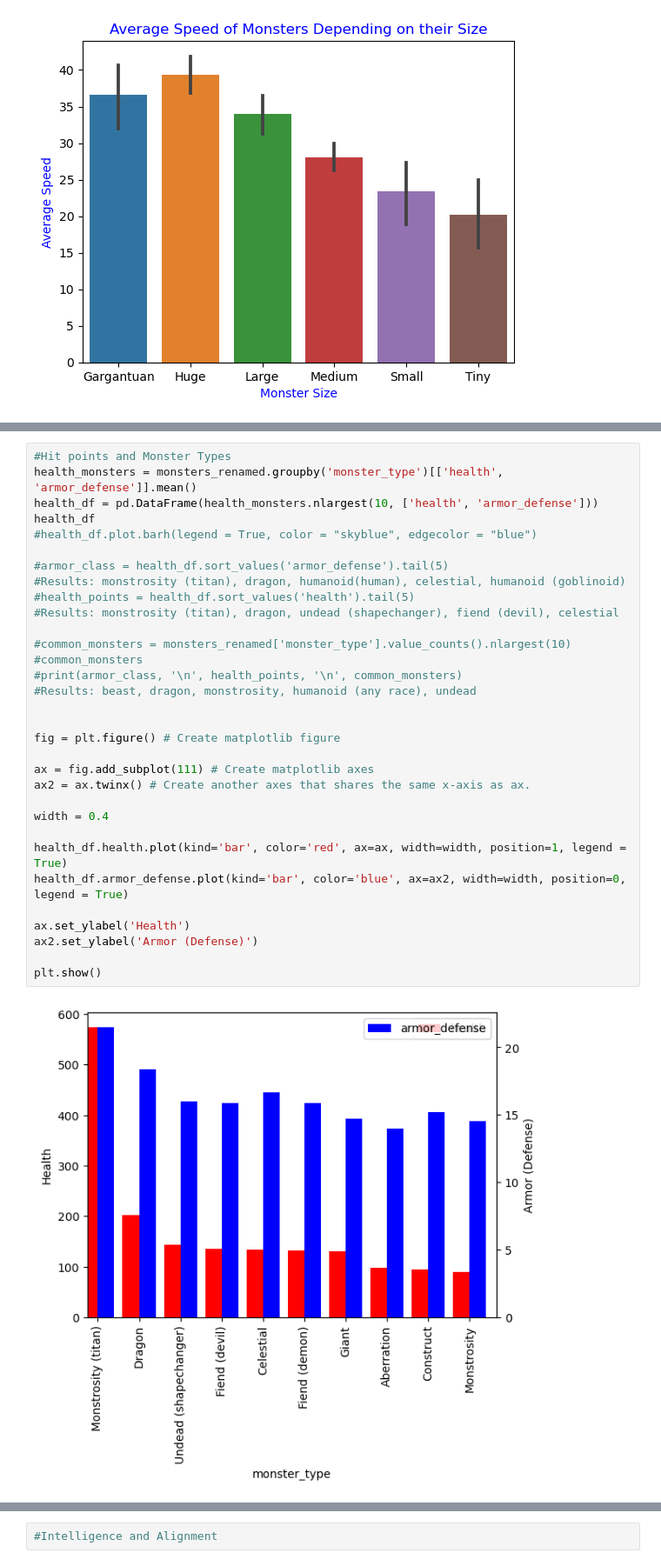
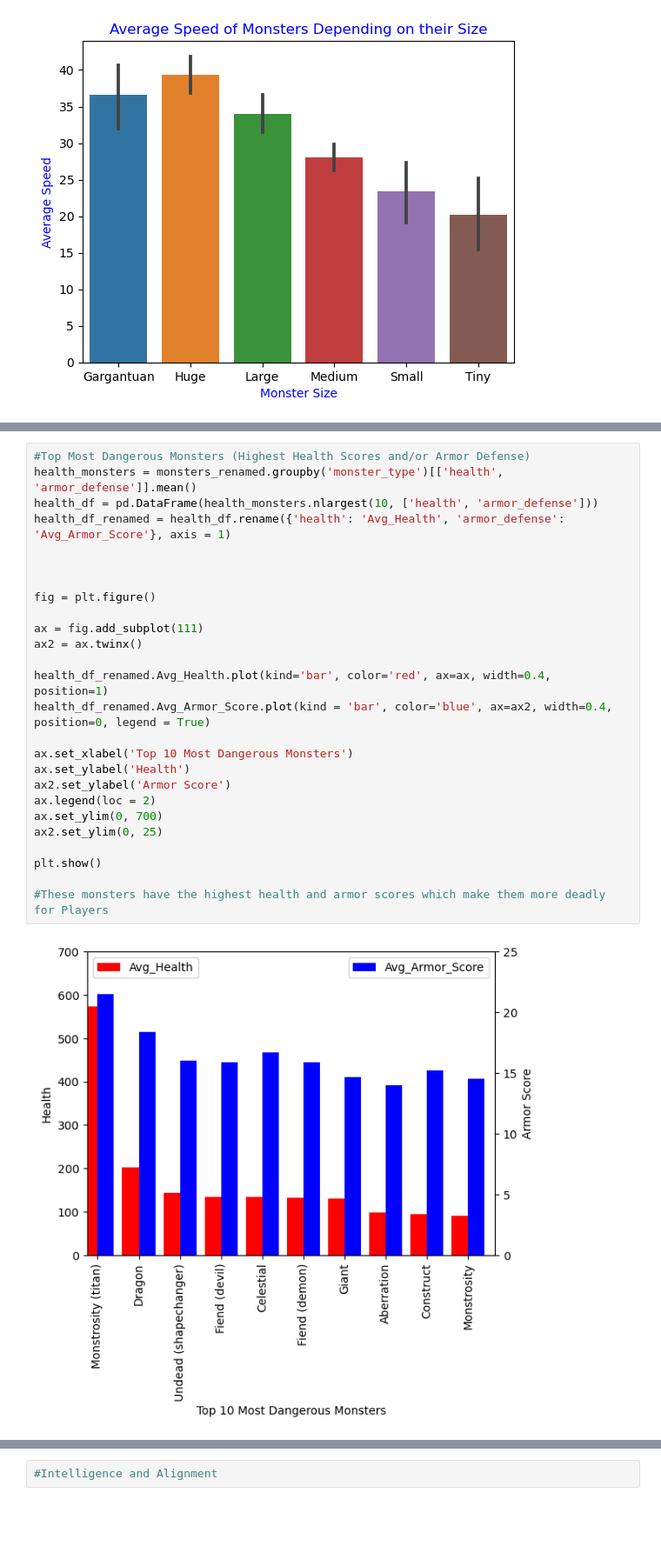
Before and after one commit to odelmas-sci/assignment-4-eda-checkpoint, a Jupyter notebook: checkpoint-two.ipynb, the cells around one changed output, grey strips where cells are left out. Shown at 87% size. Drawn from its saved outputs; the diff is of its cells as text; blank space fills up the shorter version.

```diff
--- a/checkpoint-two.ipynb
+++ b/checkpoint-two.ipynb
@@ -361,37 +365,31 @@ axs[1, 2].set_title('CR vs Charisma')
 # %% [output]
 Text(0.5, 1.0, 'CR vs Charisma')
 [figure]
-# %%
-#Hit points and Monster Types
-health_monsters = monsters_renamed.groupby('monster_type')[['health', 'armor_defense']].mean()
-health_df = pd.DataFrame(health_monsters.nlargest(10, ['health', 'armor_defense']))
-health_df
-#health_df.plot.barh(legend = True, color = "skyblue", edgecolor = "blue")
-
-#armor_class = health_df.sort_values('armor_defense').tail(5)
-#Results: monstrosity (titan), dragon, humanoid(human), celestial, humanoid (goblinoid)
-#health_points = health_df.sort_values('health').tail(5)
-#Results: monstrosity (titan), dragon, undead (shapechanger), fiend (devil), celestial
-
-#common_monsters = monsters_renamed['monster_type'].value_counts().nlargest(10)
-#common_monsters
-#print(armor_class, '\n', health_points, '\n', common_monsters)
-#Results: beast, dragon, monstrosity, humanoid (any race), undead
-
-
-fig = plt.figure() # Create matplotlib figure
-
-ax = fig.add_subplot(111) # Create matplotlib axes
-ax2 = ax.twinx() # Create another axes that shares the same x-axis as ax.
-
-width = 0.4
-
-health_df.health.plot(kind='bar', color='red', ax=ax, width=width, position=1, legend = True)
-health_df.armor_defense.plot(kind='bar', color='blue', ax=ax2, width=width, position=0, legend = True)
-
-ax.set_ylabel('Health')
-ax2.set_ylabel('Armor (Defense)')
-
-plt.show()
-# %% [output]
-[figure, removed]
+# %%
+#Top Most Dangerous Monsters (Highest Health Scores and/or Armor Defense)
+health_monsters = monsters_renamed.groupby('monster_type')[['health', 'armor_defense']].mean()
+health_df = pd.DataFrame(health_monsters.nlargest(10, ['health', 'armor_defense']))
+health_df_renamed = health_df.rename({'health': 'Avg_Health', 'armor_defense': 'Avg_Armor_Score'}, axis = 1)
+
+
+
+fig = plt.figure()
+
+ax = fig.add_subplot(111)
+ax2 = ax.twinx()
+
+health_df_renamed.Avg_Health.plot(kind='bar', color='red', ax=ax, width=0.4, position=1)
+health_df_renamed.Avg_Armor_Score.plot(kind = 'bar', color='blue', ax=ax2, width=0.4, position=0, legend = True)
+
+ax.set_xlabel('Top 10 Most Dangerous Monsters')
+ax.set_ylabel('Health')
+ax2.set_ylabel('Armor Score')
+ax.legend(loc = 2)
+ax.set_ylim(0, 700)
+ax2.set_ylim(0, 25)
+
+plt.show()
+
+#These monsters have the highest health and armor scores which make them more deadly for Players
+# %% [output]
+[figure, added]
```
Also changed, not shown: parts of 3 cells of this notebook.
